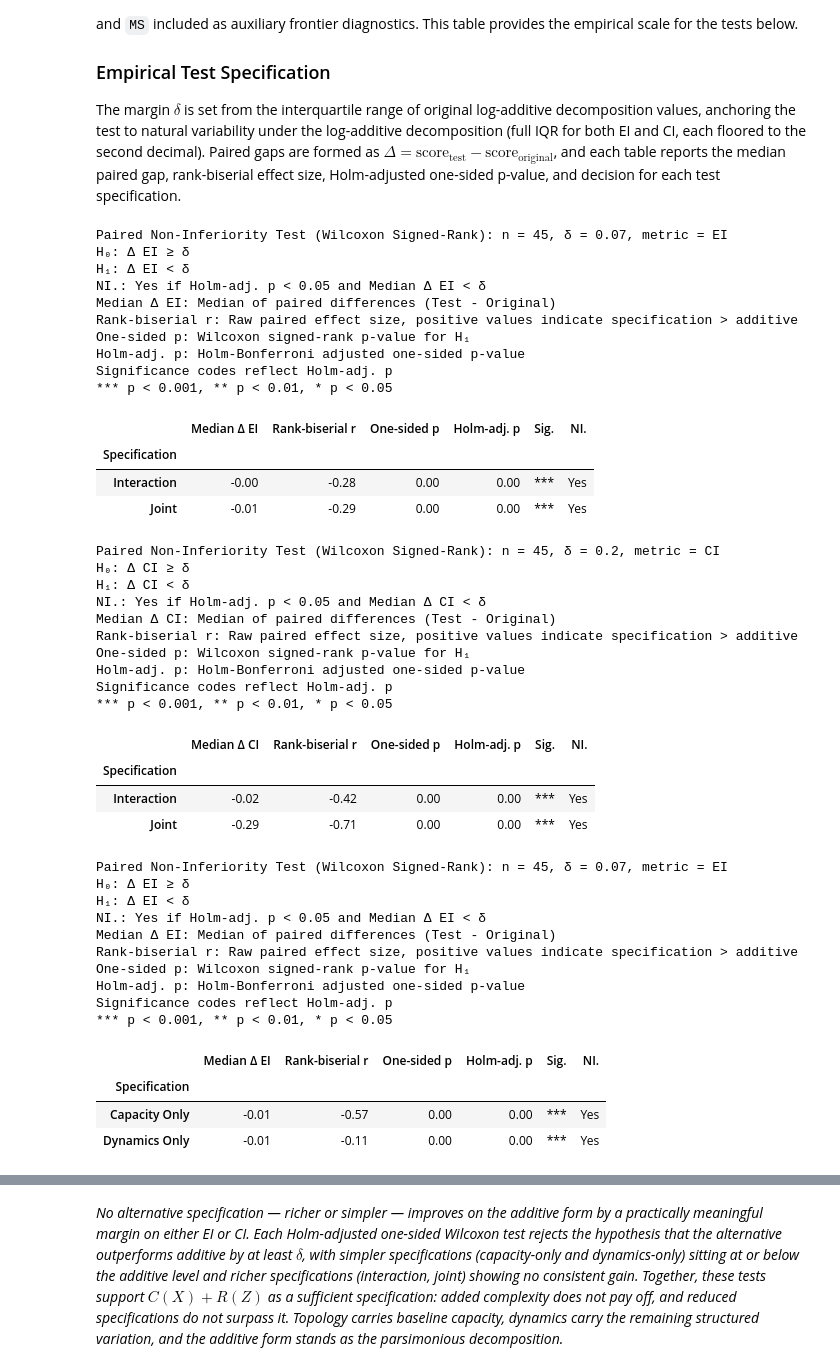
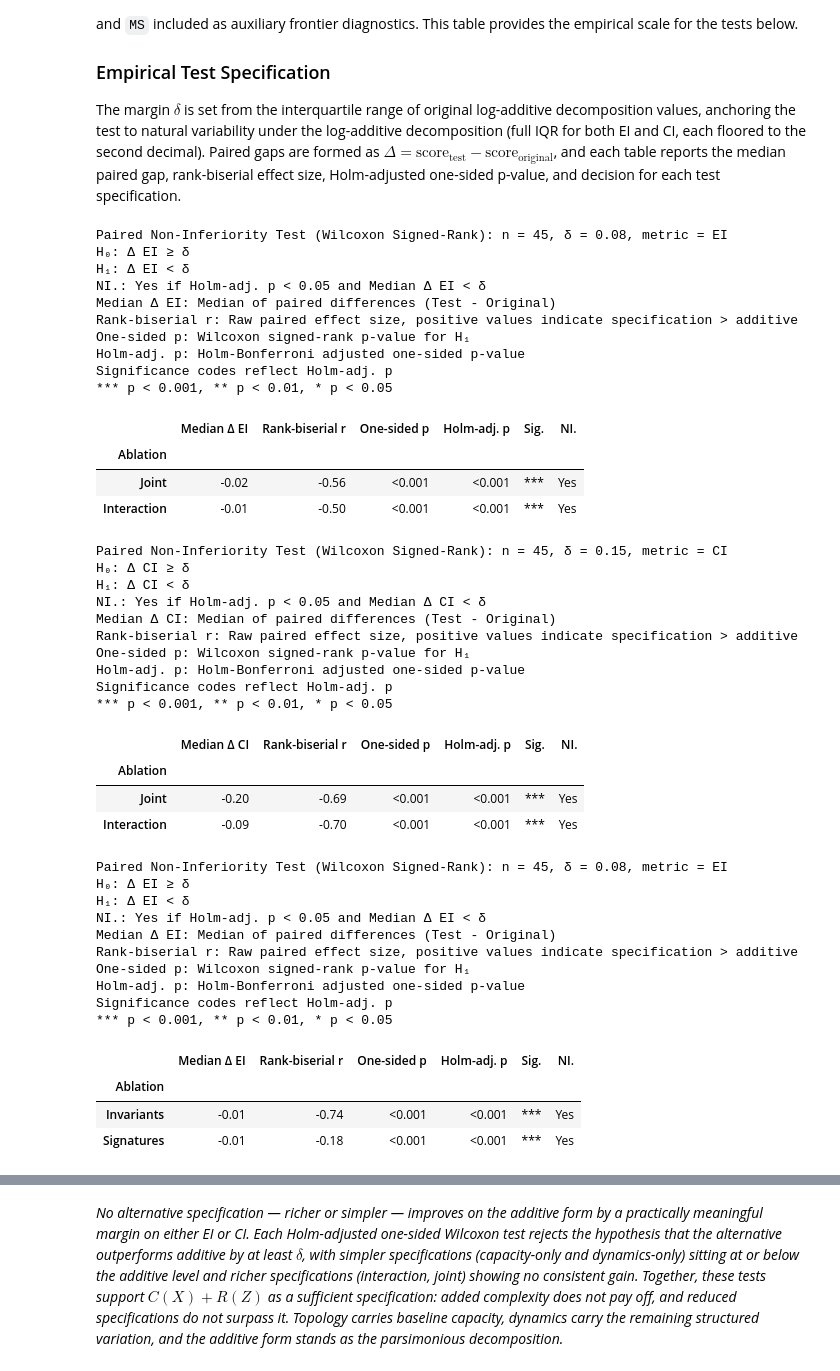
Before and after one commit to nickkunz/network-capacity, a Jupyter notebook: notebooks/ablate.ipynb, the cells around one changed output, grey strips where cells are left out. Drawn from its saved outputs; the diff is of its cells as text; code cells hidden in the pictures.

```diff
--- a/notebooks/ablate.ipynb
+++ b/notebooks/ablate.ipynb
@@ -74,6 +74,8 @@ cache_metadata = {
     "target": TARGET,
     "feat_x": list(FEAT_X),
     "feat_z": list(FEAT_Z),
+    "attribution_protocol": "nested_logo_v1",
+    "specification_schema": ("invariants", "signatures"),
 }
 cache_keys = (
     "results_decomposed_attribution",
@@ -248,13 +250,13 @@ results_complex_ei = stat_decomposed_test(
     results = results_decomposed_separation,
     delta = delta_ei,
     metric = "ei",
-    specs = ("interaction", "joint"),
+    specs = ("joint", "interaction"),
     direction = "noninferiority",
     decimals = N_DECIMALS)
 
 display(results_complex_ei)
 # %% [output]
-Paired Non-Inferiority Test (Wilcoxon Signed-Rank): n = 45, δ = 0.07, metric = EI
+Paired Non-Inferiority Test (Wilcoxon Signed-Rank): n = 45, δ = 0.08, metric = EI
 H₀: Δ EI ≥ δ
 H₁: Δ EI < δ
 NI.: Yes if Holm-adj. p < 0.05 and Median Δ EI < δ
@@ -265,49 +267,49 @@ Holm-adj. p: Holm-Bonferroni adjusted one-sided p-value
 Significance codes reflect Holm-adj. p
 *** p < 0.001, ** p < 0.01, * p < 0.05
 |  | Median Δ EI | Rank-biserial r | One-sided p | Holm-adj. p | Sig. | NI. |
-| Specification |  |  |  |  |  |  |
-| Interaction | -0.00 | -0.28 | 0.00 | 0.00 | *** | Yes |
-| Joint | -0.01 | -0.29 | 0.00 | 0.00 | *** | Yes |
+| Ablation |  |  |  |  |  |  |
+| Joint | -0.02 | -0.56 | <0.001 | <0.001 | *** | Yes |
+| Interaction | -0.01 | -0.50 | <0.001 | <0.001 | *** | Yes |
 # %%
 ## non-inferiority test: complex specifications on CI
 results_complex_ci = stat_decomposed_test(
     results = results_decomposed_separation,
     delta = delta_ci,
     metric = "ci",
-    specs = ("interaction", "joint"),
+    specs = ("joint", "interaction"),
     direction = "noninferiority",
     decimals = N_DECIMALS
 )
 display(results_complex_ci)
 # %% [output]
-Paired Non-Inferiority Test (Wilcoxon Signed-Rank): n = 45, δ = 0.2, metric = CI
+Paired Non-Inferiority Test (Wilcoxon Signed-Rank): n = 45, δ = 0.15, metric = CI
 H₀: Δ CI ≥ δ
 H₁: Δ CI < δ
 NI.: Yes if Holm-adj. p < 0.05 and Median Δ CI < δ
 Median Δ CI: Median of paired differences (Test - Original)
 Rank-biserial r: Raw paired effect size, positive values indicate specification > additive
 One-sided p: Wilcoxon signed-rank p-value for H₁
 Holm-adj. p: Holm-Bonferroni adjusted one-sided p-value
 Significance codes reflect Holm-adj. p
 *** p < 0.001, ** p < 0.01, * p < 0.05
 |  | Median Δ CI | Rank-biserial r | One-sided p | Holm-adj. p | Sig. | NI. |
-| Specification |  |  |  |  |  |  |
-| Interaction | -0.02 | -0.42 | 0.00 | 0.00 | *** | Yes |
-| Joint | -0.29 | -0.71 | 0.00 | 0.00 | *** | Yes |
+| Ablation |  |  |  |  |  |  |
+| Joint | -0.20 | -0.69 | <0.001 | <0.001 | *** | Yes |
+| Interaction | -0.09 | -0.70 | <0.001 | <0.001 | *** | Yes |
 # %%
 ## non-inferiority test: simple specifications on EI
 results_simple_ei = stat_decomposed_test(
     results = results_decomposed_separation,
     delta = delta_ei,
     metric = "ei",
-    specs = ("capacity_only", "dynamics_only"),
+    specs = ("invariants", "signatures"),
     direction = "noninferiority",
     decimals = N_DECIMALS
 )
 
 display(results_simple_ei)
 # %% [output]
-Paired Non-Inferiority Test (Wilcoxon Signed-Rank): n = 45, δ = 0.07, metric = EI
+Paired Non-Inferiority Test (Wilcoxon Signed-Rank): n = 45, δ = 0.08, metric = EI
 H₀: Δ EI ≥ δ
 H₁: Δ EI < δ
 NI.: Yes if Holm-adj. p < 0.05 and Median Δ EI < δ
@@ -318,9 +320,9 @@ Holm-adj. p: Holm-Bonferroni adjusted one-sided p-value
 Significance codes reflect Holm-adj. p
 *** p < 0.001, ** p < 0.01, * p < 0.05
 |  | Median Δ EI | Rank-biserial r | One-sided p | Holm-adj. p | Sig. | NI. |
-| Specification |  |  |  |  |  |  |
-| Capacity Only | -0.01 | -0.57 | 0.00 | 0.00 | *** | Yes |
-| Dynamics Only | -0.01 | -0.11 | 0.00 | 0.00 | *** | Yes |
+| Ablation |  |  |  |  |  |  |
+| Invariants | -0.01 | -0.74 | <0.001 | <0.001 | *** | Yes |
+| Signatures | -0.01 | -0.18 | <0.001 | <0.001 | *** | Yes |
 # %%
 ## non-inferiority test: simple specifications on CI
 results_simple_ci = stat_decomposed_test(
```
Also changed, not shown: parts of 7 cells of this notebook, 5 other files.
